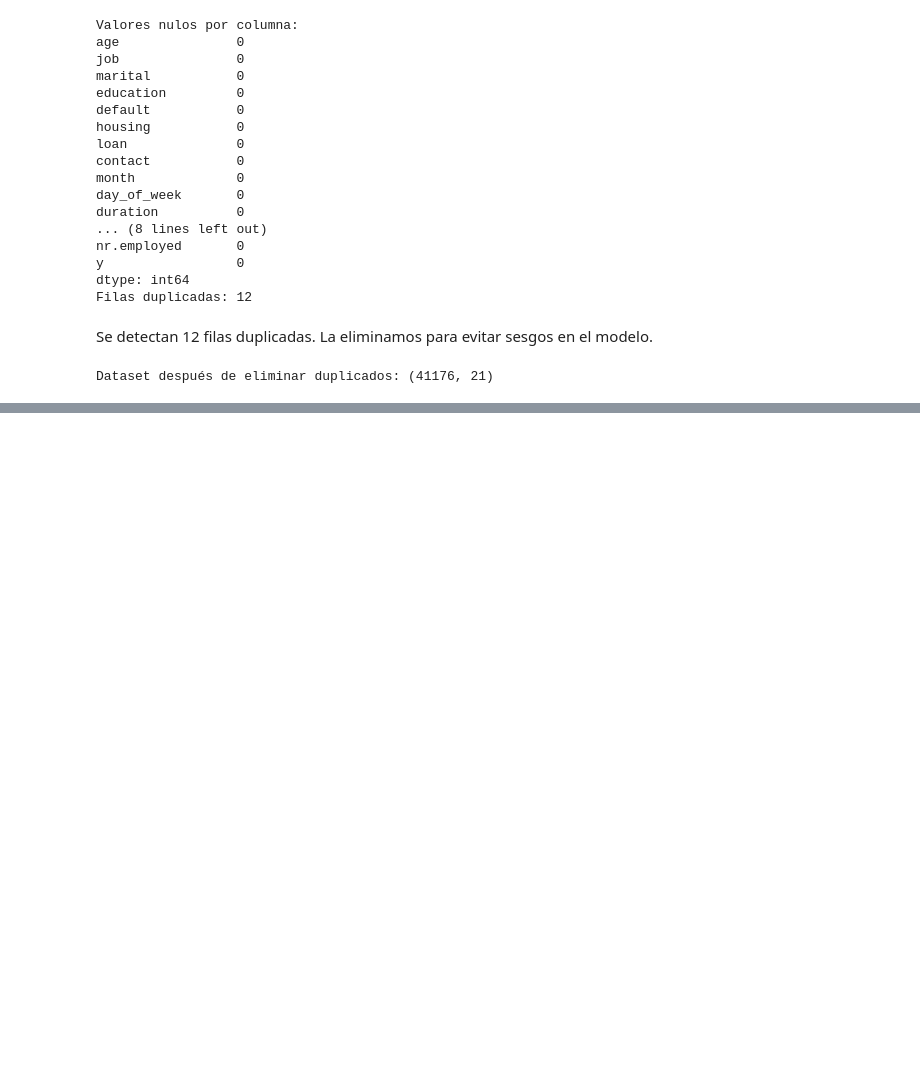
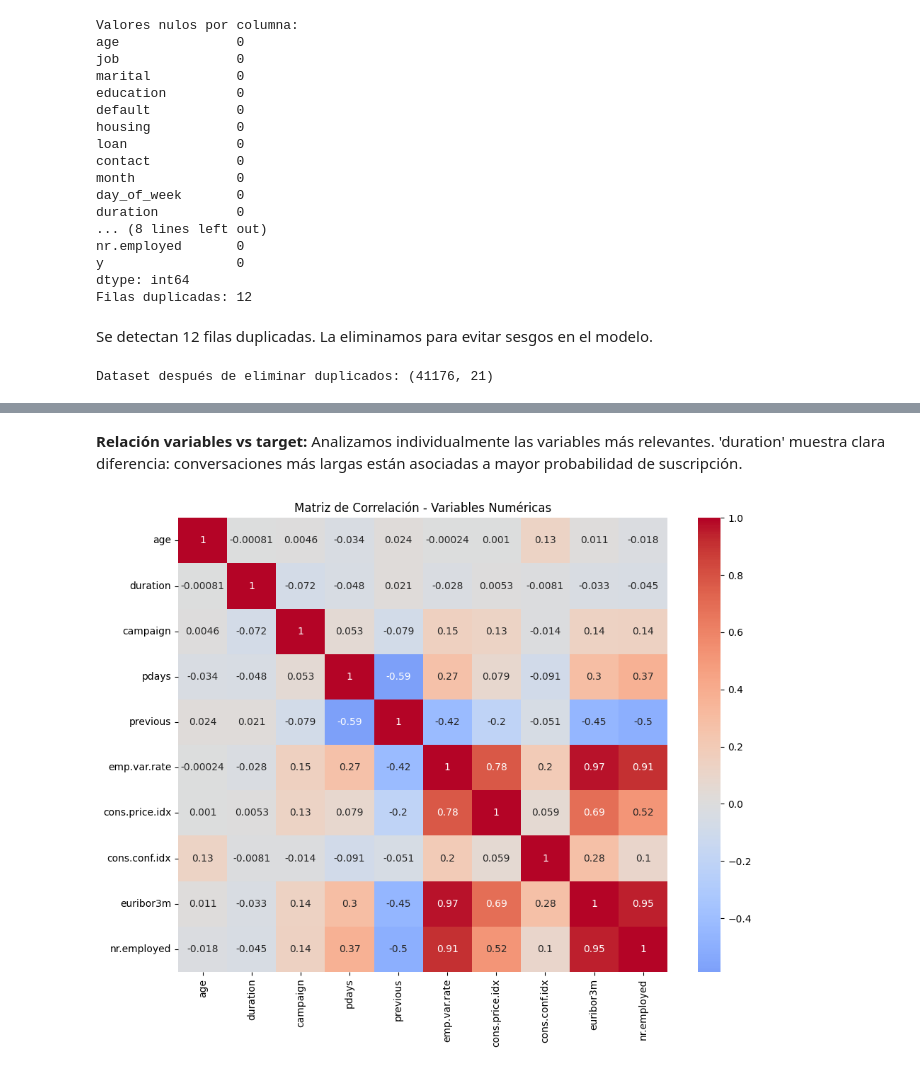
Before and after one commit to 4GeeksAcademy/AdriARE_Proyecto-regresion-logistica, a Jupyter notebook: src/explore.ipynb, the cells around one changed output, grey strips where cells are left out. Saved outputs shown, nothing was run; the diff lists cells and outputs as text; code cells hidden in the pictures; blank space fills up the shorter version.

```diff
--- a/src/explore.ipynb
+++ b/src/explore.ipynb
@@ -132,0 +210,13 @@ nr.employed -> outliers: 0
+# %% [markdown]
+**Relación variables vs target:**
+Analizamos individualmente las variables más relevantes. 'duration' muestra clara diferencia: conversaciones más largas están asociadas a mayor probabilidad de suscripción.
+# %%
+# MATRIZ DE CORRELACIÓN
+plt.figure(figsize=(10, 8))
+correlation_matrix = df.select_dtypes(include=['int64', 'float64']).corr(numeric_only=True)
+sns.heatmap(correlation_matrix, annot=True, cmap='coolwarm', center=0)
+plt.title('Matriz de Correlación - Variables Numéricas')
+plt.tight_layout()
+plt.show()
+# %% [output]
+[figure, added]
```
Also changed, not shown: parts of 35 cells of this notebook, 1 other file.
